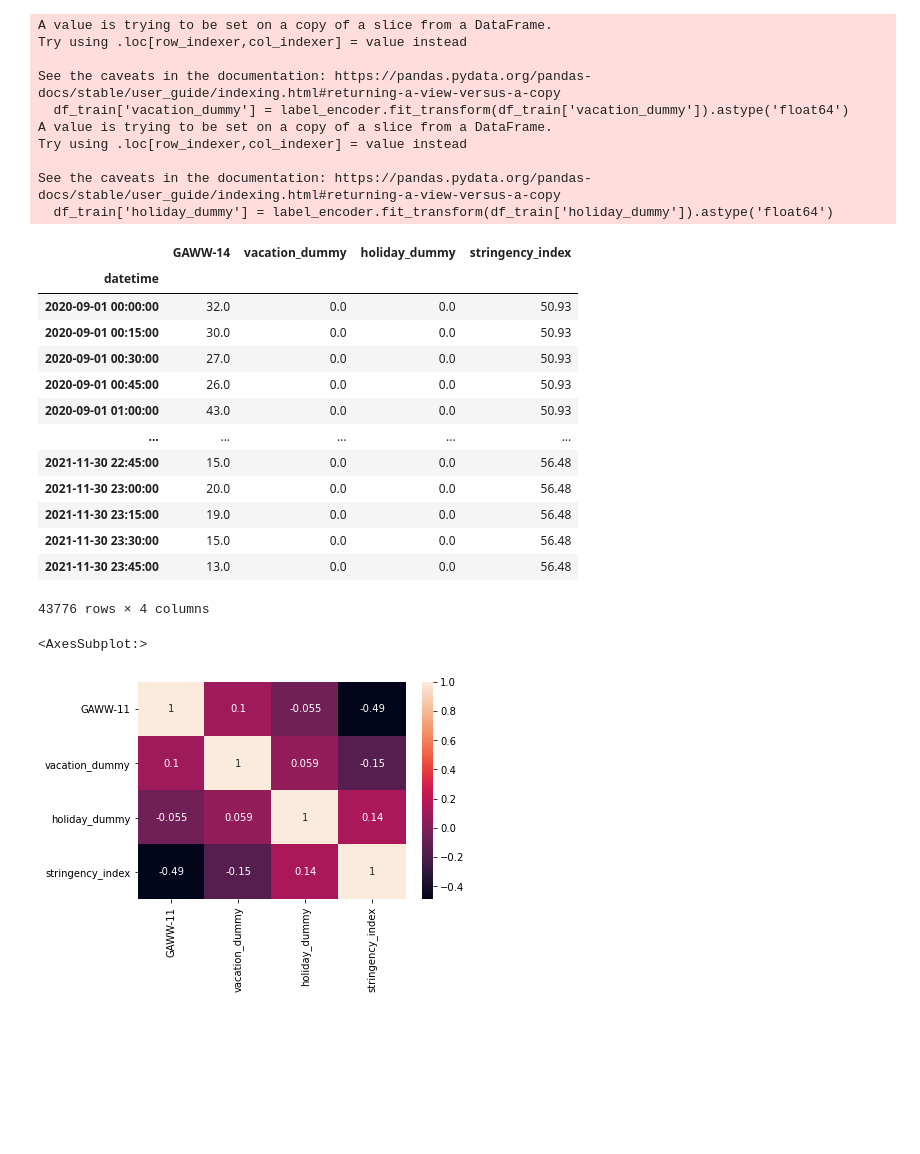
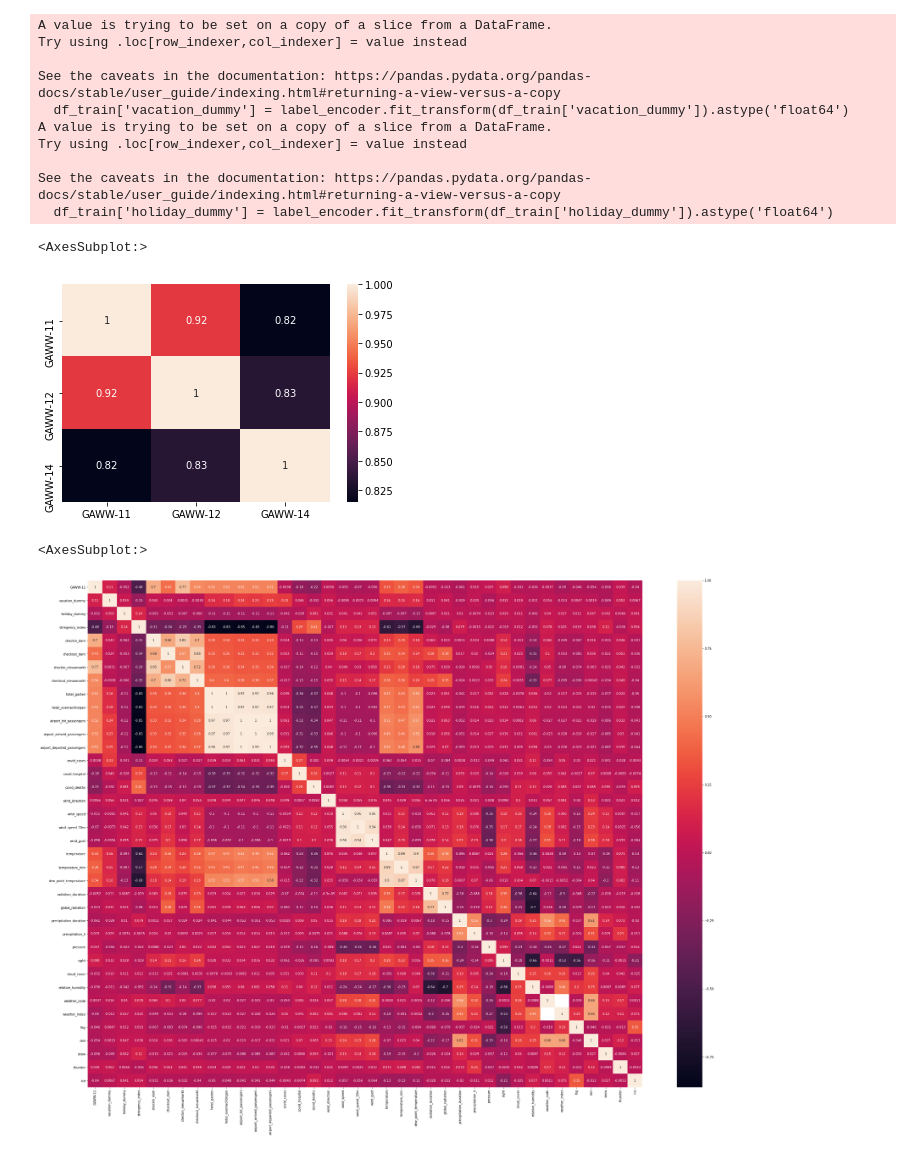
Before and after one commit to PLACE-DS/crowd-prediction, a Jupyter notebook: correlation/correlation.ipynb, the cells around one changed output. Saved outputs shown, nothing was run; the diff lists cells and outputs as text; code cells hidden in the pictures; blank space fills up the shorter version.

```diff
--- a/correlation/correlation.ipynb
+++ b/correlation/correlation.ipynb
@@ -5,4 +5,4 @@ import seaborn as sns
 import numpy as np
 import matplotlib.pyplot as plt
 # %%
-df_full = pd.read_csv('../data/cmsa_baseline.csv')
+df_full = pd.read_csv('../data/cmsa_combined.csv')
@@ -9,5 +24,6 @@ df_full = pd.read_csv('../data/cmsa_baseline.csv')
 # %%
-df_full = df_full.iloc[:,1:].set_index('datetime')
+# df_full = df_full.iloc[:,1:].set_index('datetime')
+df_full = df_full.set_index('datetime')
 # %%
 start_train = '2020-09-01 00:00:00'
 end_train = '2021-12-01 00:00:00'
@@ -28,24 +44,12 @@ Try using .loc[row_indexer,col_indexer] = value instead
 
 See the caveats in the documentation: https://pandas.pydata.org/pandas-docs/stable/user_guide/indexing.html#returning-a-view-versus-a-copy
   df_train['holiday_dummy'] = label_encoder.fit_transform(df_train['holiday_dummy']).astype('float64')
+# %%
+sns.heatmap(df_full[['GAWW-11', 'GAWW-12', 'GAWW-14']].corr(), annot=True)
+# %% [output]
+<AxesSubplot:>
+[figure, added]
 # %%
 df_train_11 = df_train.drop(columns=['GAWW-12', 'GAWW-14'])
 df_train_12 = df_train.drop(columns=['GAWW-11', 'GAWW-14'])
 df_train_14 = df_train.drop(columns=['GAWW-11', 'GAWW-12'])
-# %%
-df_train_14
-# %% [output]
-|  | GAWW-14 | vacation_dummy | holiday_dummy | stringency_index |
-| datetime |  |  |  |  |
-| 2020-09-01 00:00:00 | 32.0 | 0.0 | 0.0 | 50.93 |
-| 2020-09-01 00:15:00 | 30.0 | 0.0 | 0.0 | 50.93 |
-| 2020-09-01 00:30:00 | 27.0 | 0.0 | 0.0 | 50.93 |
-| 2020-09-01 00:45:00 | 26.0 | 0.0 | 0.0 | 50.93 |
-| 2020-09-01 01:00:00 | 43.0 | 0.0 | 0.0 | 50.93 |
-| ... | ... | ... | ... | ... |
-| 2021-11-30 22:45:00 | 15.0 | 0.0 | 0.0 | 56.48 |
-| 2021-11-30 23:00:00 | 20.0 | 0.0 | 0.0 | 56.48 |
-| 2021-11-30 23:15:00 | 19.0 | 0.0 | 0.0 | 56.48 |
-| 2021-11-30 23:30:00 | 15.0 | 0.0 | 0.0 | 56.48 |
-| 2021-11-30 23:45:00 | 13.0 | 0.0 | 0.0 | 56.48 |
-43776 rows × 4 columns
@@ -54,8 +60,9 @@ corr_11 = df_train_11.corr()
 corr_12 = df_train_12.corr()
 corr_14 = df_train_14.corr()
 # %%
+fig, ax = plt.subplots(figsize=(40,30))
 sns.heatmap(corr_11, annot=True)
 # %% [output]
 <AxesSubplot:>
-[figure, old version]
+[figure, new version]
 # %%
```
Also changed, not shown: parts of 8 cells of this notebook.
